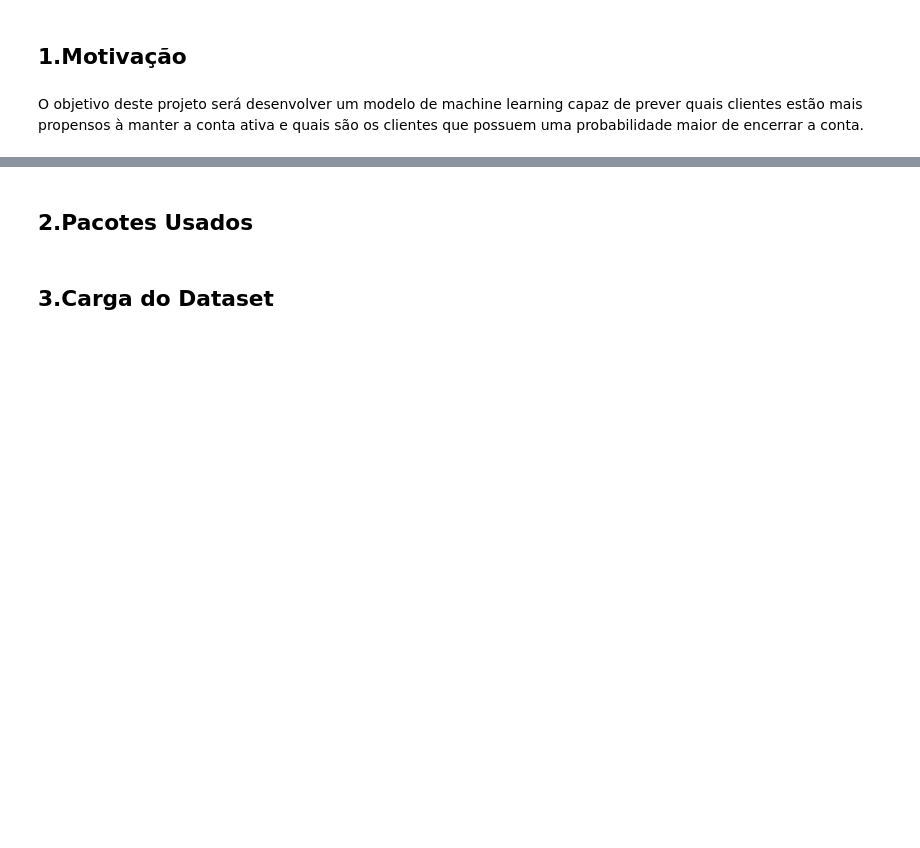
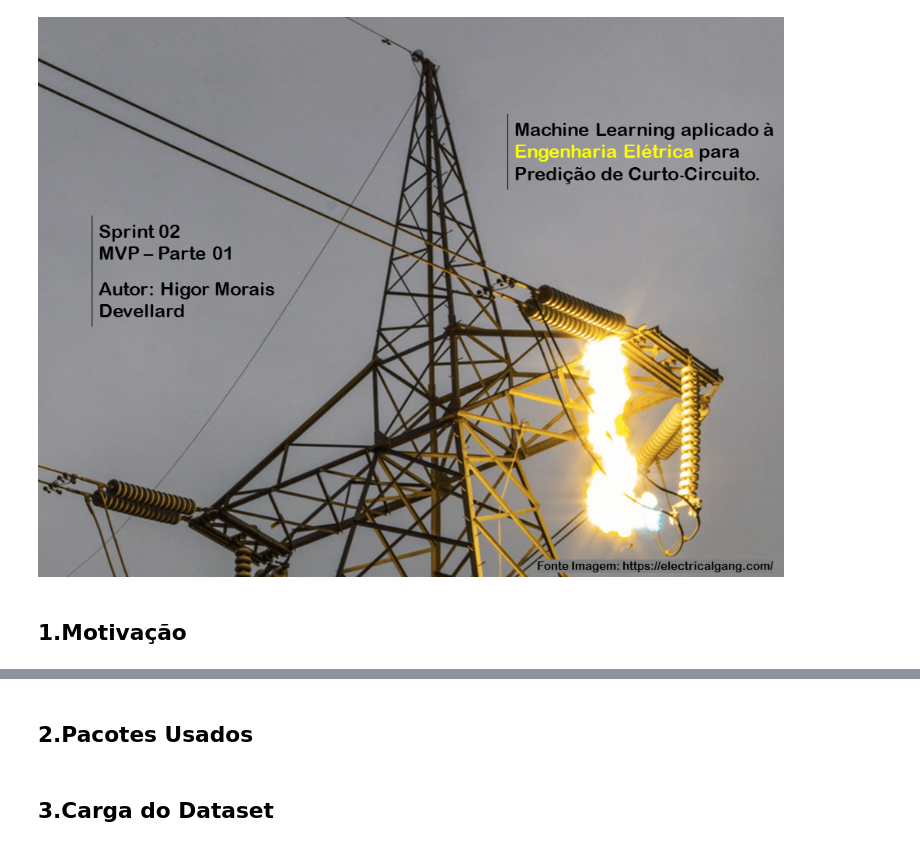
Before and after one commit to higordevellard/Machine_Learning_Electrical_Fault, a Jupyter notebook: machine_learning_curto_circuito.ipynb, the cells around one changed output, grey strips where cells are left out. Drawn from its saved outputs; the diff is of its cells as text; code cells hidden in the pictures; blank space fills up the shorter version.

```diff
--- a/machine_learning_curto_circuito.ipynb
+++ b/machine_learning_curto_circuito.ipynb
@@ -5,4 +6,14 @@
+# %%
+import requests
+from PIL import Image
+from io import BytesIO
+
+# Carregar a capa do projeto usando a biblioteca PIL
+imagem_1 = 'https://raw.githubusercontent.com/higordevellard/Machine_Learning_Electrical_Fault/main/imagens/imagem_1.png'
+request_imagem = requests.get(imagem_1)
+imagem = Image.open(BytesIO(request_imagem.content))
+imagem.show()
+# %% [output]
+[figure, added]
 # %% [markdown]
 ## 1.Motivação
-# %% [markdown]
-O objetivo deste projeto será desenvolver um modelo de machine learning capaz de prever quais clientes estão mais propensos à manter a conta ativa e quais são os clientes que possuem uma probabilidade maior de encerrar a conta.
```
Also changed, not shown: parts of 15 cells of this notebook.
